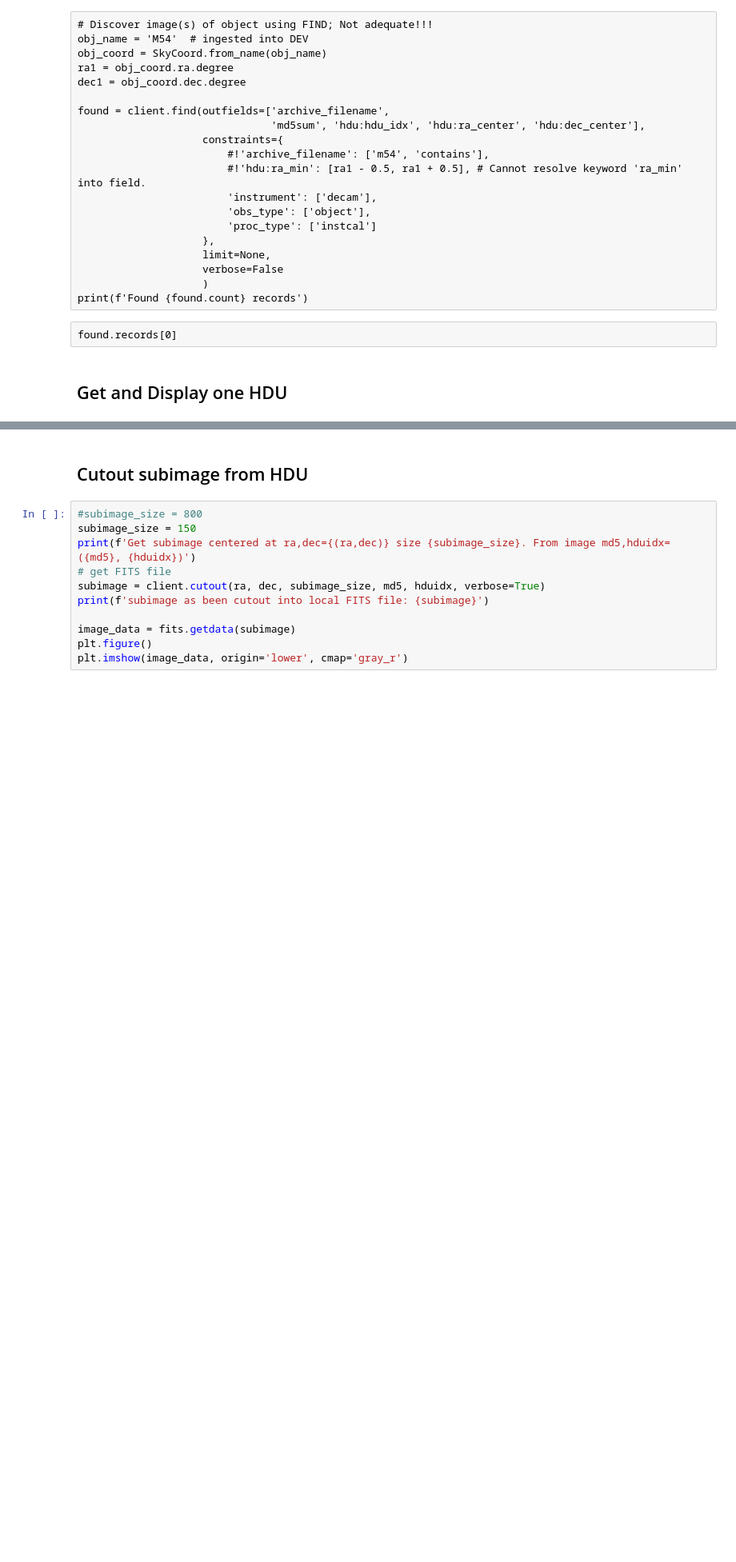
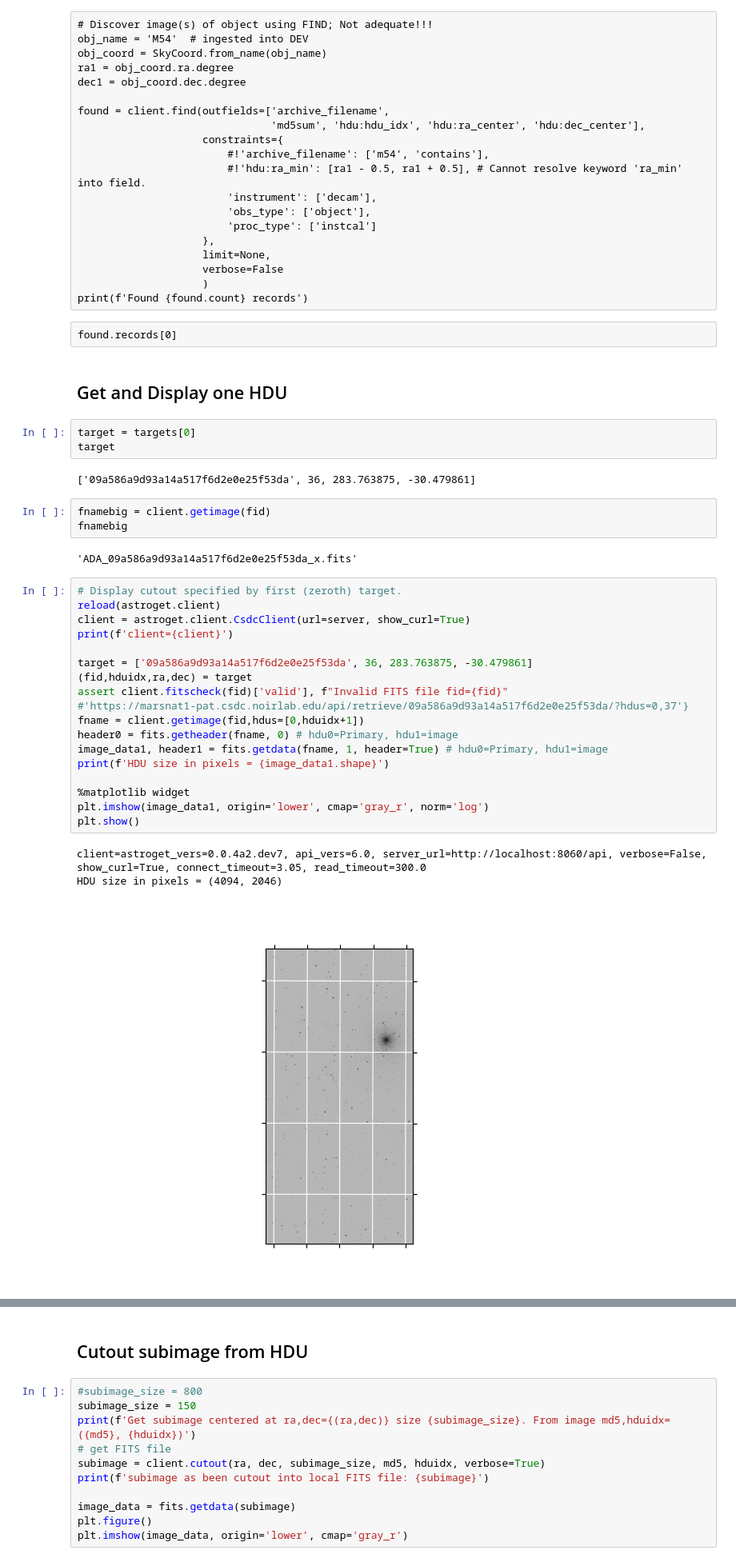
Before and after one commit to NOAO/astroget, a Jupyter notebook: astroget/notebooks/astroget-examples.ipynb, the cells around one changed output, grey strips where cells are left out. Shown: that part at 80% size. Drawn from its saved outputs; the diff is of its cells as text; blank space fills up the shorter version.

```diff
--- a/astroget/notebooks/astroget-examples.ipynb
+++ b/astroget/notebooks/astroget-examples.ipynb
@@ -217,6 +220,38 @@ found.records[0]
 # %% [markdown]
 <a class="anchor" id="gethdu"></a>
 ## Get and Display one HDU
+# %%
+target = targets[0]
+target
+# %% [output]
+['09a586a9d93a14a517f6d2e0e25f53da', 36, 283.763875, -30.479861]
+# %%
+fnamebig = client.getimage(fid)
+fnamebig
+# %% [output]
+'ADA_09a586a9d93a14a517f6d2e0e25f53da_x.fits'
+# %%
+# Display cutout specified by first (zeroth) target.
+reload(astroget.client)
+client = astroget.client.CsdcClient(url=server, show_curl=True)
+print(f'client={client}')
+
+target = ['09a586a9d93a14a517f6d2e0e25f53da', 36, 283.763875, -30.479861]
+(fid,hduidx,ra,dec) = target
+assert client.fitscheck(fid)['valid'], f"Invalid FITS file fid={fid}"
+#'https://marsnat1-pat.csdc.noirlab.edu/api/retrieve/09a586a9d93a14a517f6d2e0e25f53da/?hdus=0,37'}
+fname = client.getimage(fid,hdus=[0,hduidx+1])
+header0 = fits.getheader(fname, 0) # hdu0=Primary, hdu1=image
+image_data1, header1 = fits.getdata(fname, 1, header=True) # hdu0=Primary, hdu1=image
+print(f'HDU size in pixels = {image_data1.shape}')
+
+%matplotlib widget
+plt.imshow(image_data1, origin='lower', cmap='gray_r', norm='log')
+plt.show()
+# %% [output]
+client=astroget_vers=0.0.4a2.dev7, api_vers=6.0, server_url=http://localhost:8060/api, verbose=False, show_curl=True, connect_timeout=3.05, read_timeout=300.0
+HDU size in pixels = (4094, 2046)
+[figure, added]
 # %%
 # Make sure archive file is valid.  Normally this will always be true, but we
 # are recovering from a "mass storage" outage.
```
Also changed, not shown: parts of 11 cells of this notebook, 6 other files.
